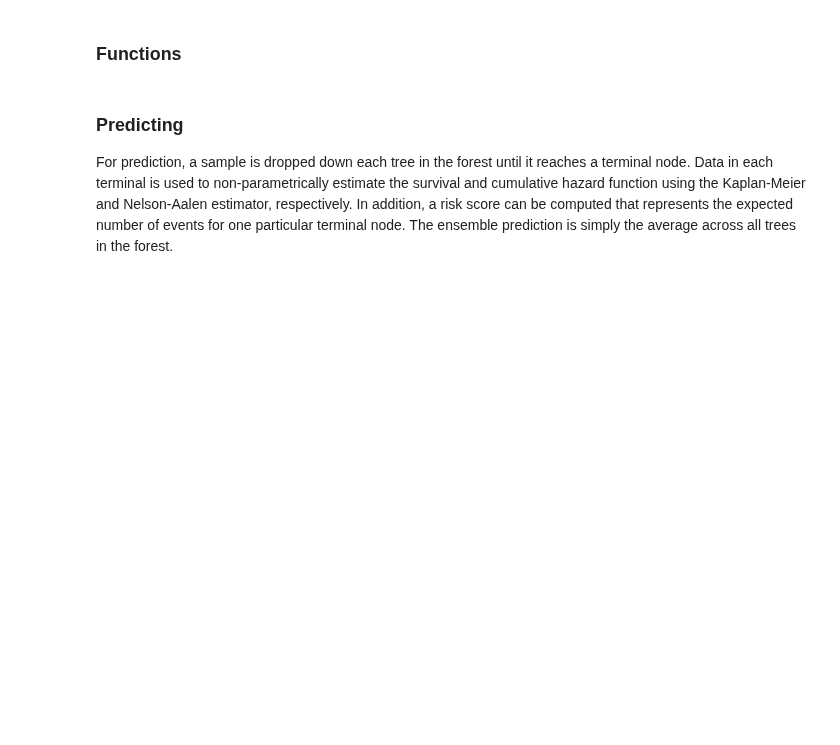
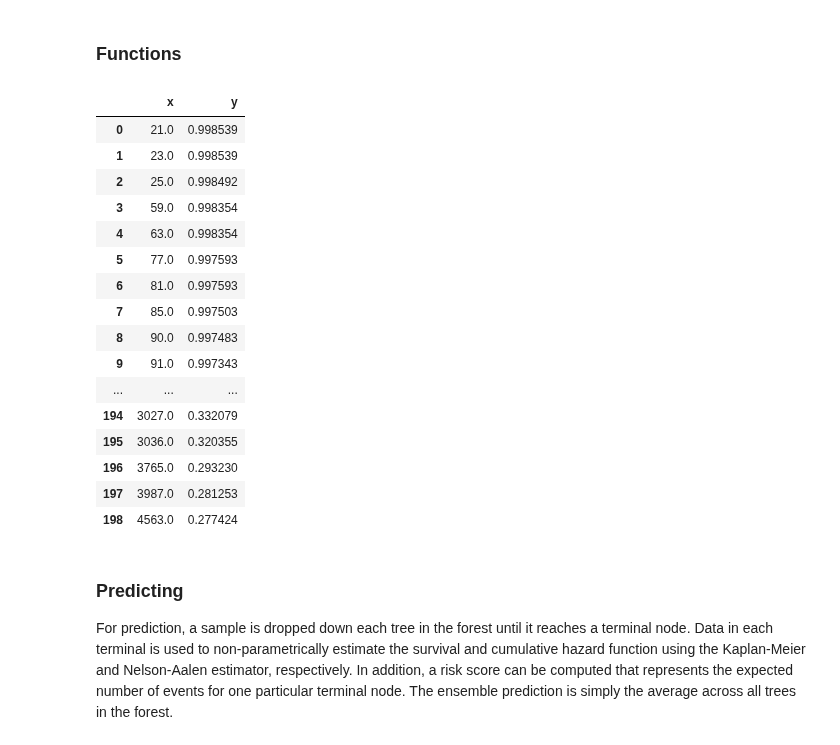
Before and after one commit to cmy96/fyp, a Jupyter notebook: Code/Survivability module.ipynb, the cells around one changed output. Saved outputs shown, nothing was run; the diff lists cells and outputs as text; code cells hidden in the pictures; blank space fills up the shorter version.

```diff
--- a/Code/Survivability module.ipynb
+++ b/Code/Survivability module.ipynb
@@ -602,3 +614,59 @@ def display_graph(scope,predictions_scaled_reverse,y_test_scaled_reverse):
+# %%
+# group 1
+raw_data = {
+            'ER': ['Positive'],\
+            'PR': ['positive'],\
+            'Her2': ['negative'],\
+            'size_precise': [1.3],\
+            'nodespos': [0],\
+            'Age_@_Dx': [21],\
+            'diff': ['grade 3']
+           }
+
+# # group 2
+# raw_data = {
+#             'ER': ['Positive'],\
+#             'PR': ['positive'],\
+#             'Her2': ['negative'],\
+#             'Size': [">"],\
+#             'Age_@_Dx': [21],\
+#             'diff': ['m0']
+#            }
+
+# # group 3
+# raw_data = {
+#             'ER': ['Positive'],\
+#             'PR': ['positive'],\
+#             'Her2': ['negative'],\
+#             'size_precise': [1.3],\
+#             'nodespos': [0],\
+#             'Age_@_Dx': [21],\
+#             'T':['Tis'],\
+#             'N': ['n0'],\
+#             'M': ['m0']
+#            }
+
+
+z,df = survivalTable("group 1_layer 4_rsf",raw_data)
+df
+# %% [output]
+|  | x | y |
+| 0 | 21.0 | 0.998539 |
+| 1 | 23.0 | 0.998539 |
+| 2 | 25.0 | 0.998492 |
+| 3 | 59.0 | 0.998354 |
+| 4 | 63.0 | 0.998354 |
+| 5 | 77.0 | 0.997593 |
+| 6 | 81.0 | 0.997593 |
+| 7 | 85.0 | 0.997503 |
+| 8 | 90.0 | 0.997483 |
+| 9 | 91.0 | 0.997343 |
+| ... | ... | ... |
+| 194 | 3027.0 | 0.332079 |
+| 195 | 3036.0 | 0.320355 |
+| 196 | 3765.0 | 0.293230 |
+| 197 | 3987.0 | 0.281253 |
+| 198 | 4563.0 | 0.277424 |
 # %% [markdown]
 ### Predicting
 
```
Also changed, not shown: parts of 8 cells of this notebook.
